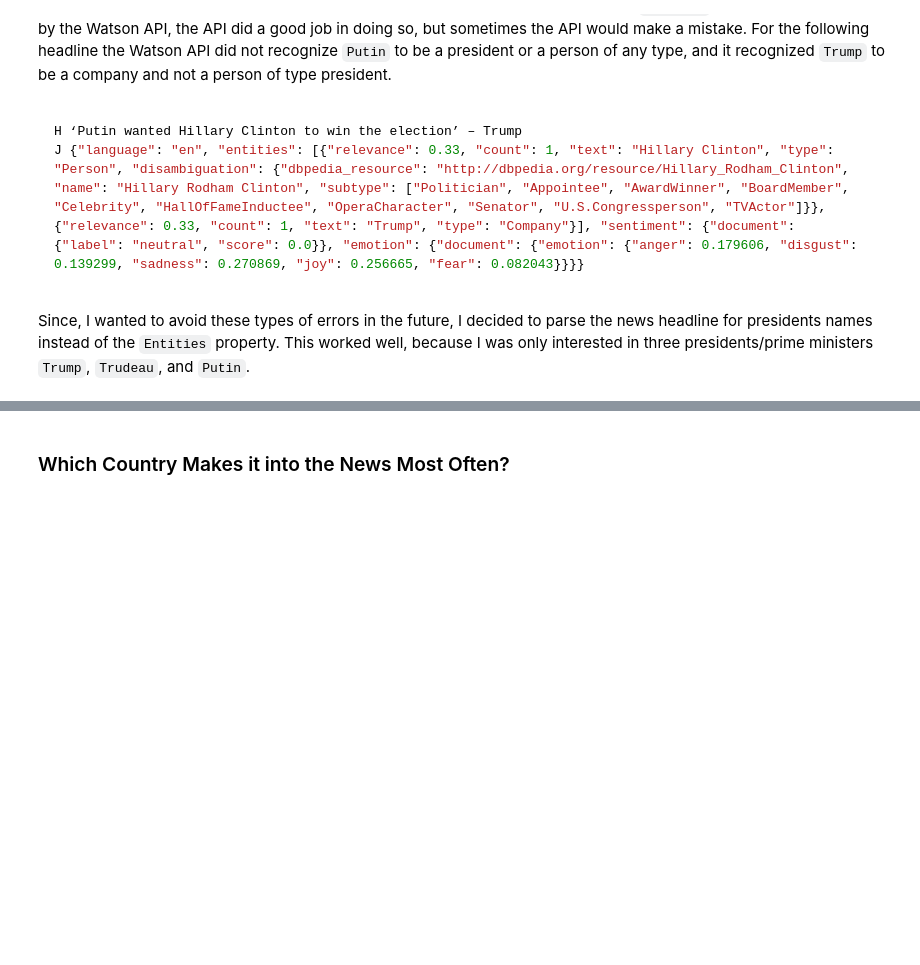
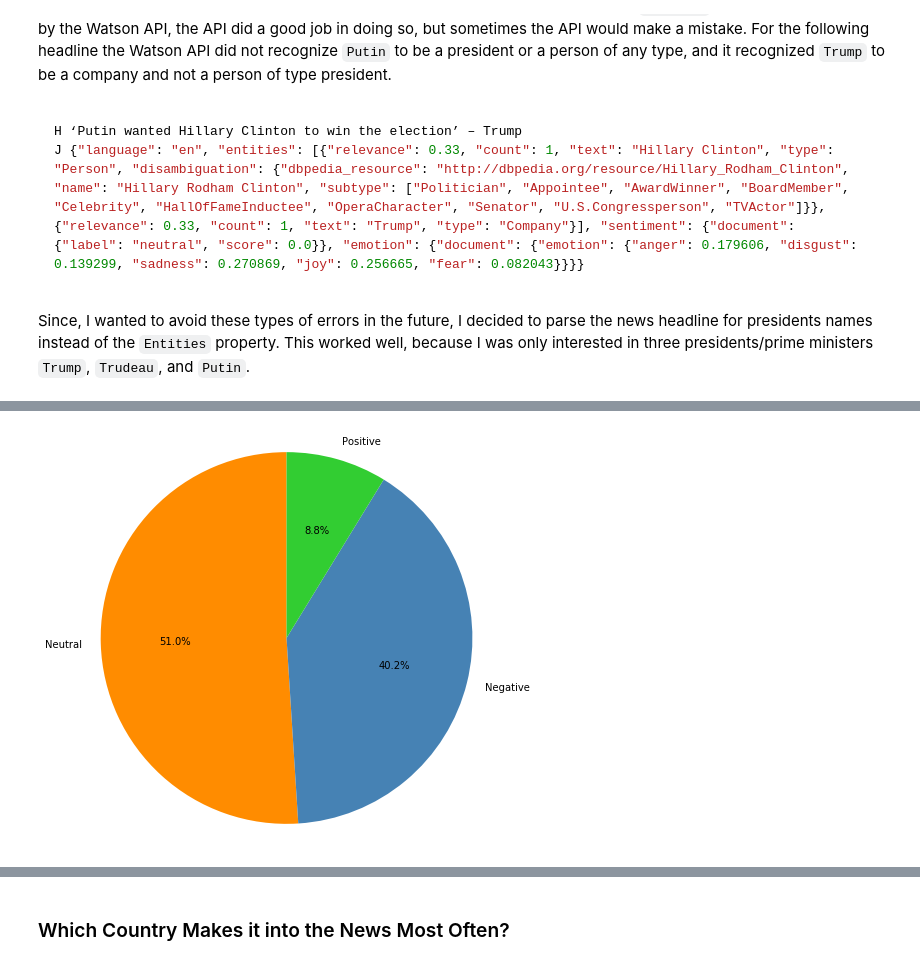
Before and after one commit to 00111000/Analyzing-Trends-in-News-Headlines, a Jupyter notebook: Analyzing-Trends-in-News-Headlines.ipynb, the cells around one changed output, grey strips where cells are left out. Cells and saved outputs as stored; diff of their text form; code cells hidden in the pictures; blank space fills up the shorter version.

```diff
--- a/Analyzing-Trends-in-News-Headlines.ipynb
+++ b/Analyzing-Trends-in-News-Headlines.ipynb
@@ -161,0 +183,32 @@ Since, I wanted to avoid these types of errors in the future, I decided to parse
+# %%
+# Get the total number of Neutral, Negative, and Positive news headlines
+count = sample['SENTIMENT_LABEL'].value_counts()
+
+neutral = count[0]
+negative = count[1]
+positive = count[2]
+
+# Define labels
+labels = 'Neutral', 'Negative', 'Positive'
+
+# Define the data
+sizes = [neutral, negative, positive]
+
+# Plot Pie Chart
+fig1, ax1 = plt.subplots(figsize = (6, 6))
+
+# Pie Chart settings
+ax1.pie(sizes,
+        labels = labels,
+        autopct = '%1.1f%%',
+        startangle = 90, colors = ['darkorange', 'steelblue', 'limegreen'])
+
+# Makes the Pie Chart round
+ax1.axis('equal')
+
+# Plot settings
+plt.tight_layout()
+
+plt.show()
+# %% [output]
+[figure, added]
```
Also changed, not shown: parts of 34 cells of this notebook, 10 other files.
